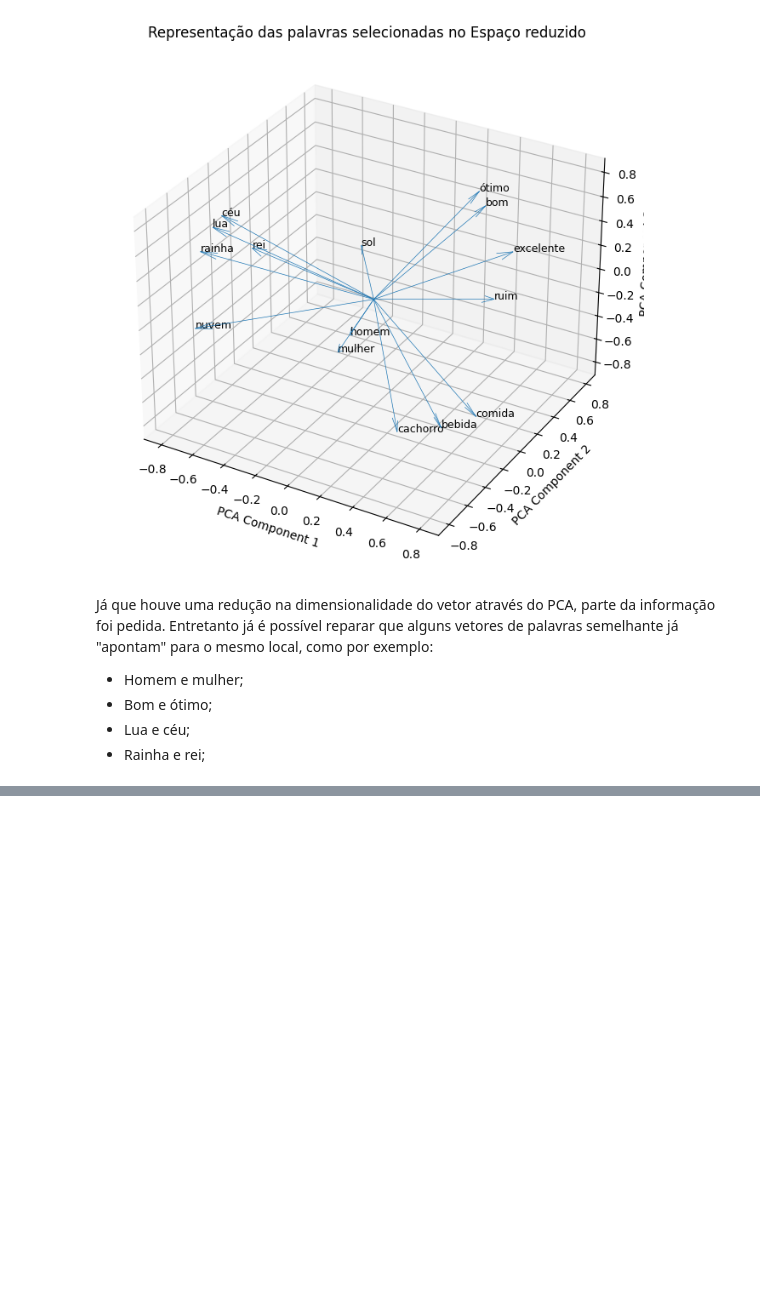
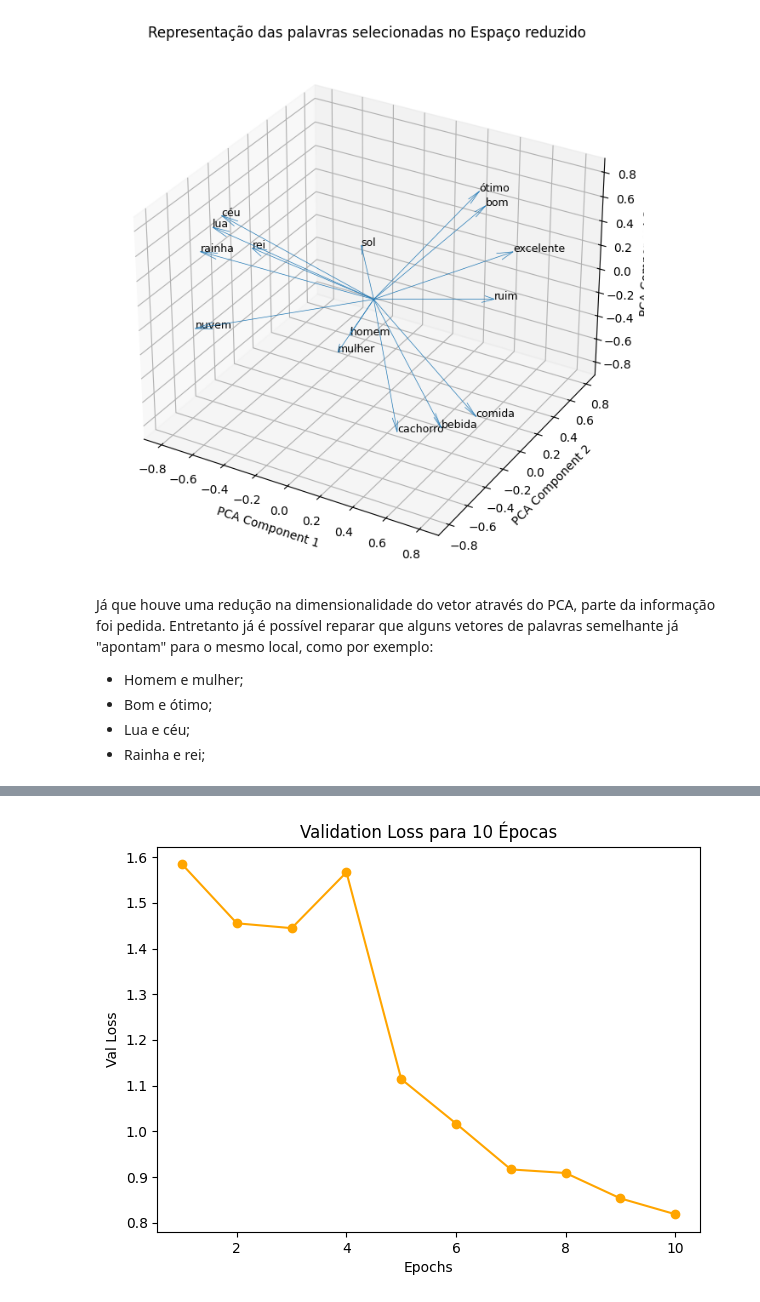
Before and after one commit to constantinoneto1/project-nlp, a Jupyter notebook: codes/notebooks/main.ipynb, the cells around one changed output, grey strips where cells are left out. Cells and saved outputs as stored; diff of their text form; code cells hidden in the pictures; blank space fills up the shorter version.

Commit message:
avaliação dos resultados e finalização do projeto

```diff
--- a/codes/notebooks/main.ipynb
+++ b/codes/notebooks/main.ipynb
@@ -306,0 +319,5 @@ Já que houve uma redução na dimensionalidade do vetor através do PCA, parte
+# %%
+with open('D:/Documentos/Estudos/Projeto-NLP/dataset/test_set/test-set-index.txt', 'rb') as file:
+    text_index = pickle.loads(file.read())
+
+print(f'Quantidade de amostras utilizadas para o teste: {len(text_index)}')
@@ -306,0 +334,17 @@ Já que houve uma redução na dimensionalidade do vetor através do PCA, parte
+# %%
+# Função responsável por plotar os valores da CrossEntropyLoss ao longo das épocas.
+def plot_loss_by_epoch(sequence):
+    epochs = list(range(1, len(sequence) + 1))
+    plt.figure(figsize=(7, 5))
+    plt.plot(epochs, sequence, marker='o', color='orange')
+    plt.title(f'Validation Loss para {len(epochs)} Épocas')
+    plt.xlabel('Epochs')
+    plt.ylabel('Val Loss')
+
+    plt.grid(False)
+    plt.show()
+# %%
+with open('D:/Documentos/Estudos/Projeto-NLP/values/val_values/val_values_10epochV2.txt', 'rb') as file:
+    plot_loss_by_epoch(pickle.loads(file.read()))
+# %% [output]
+[figure, added]
```
Also changed, not shown: parts of 10 cells of this notebook, 1 other file.
